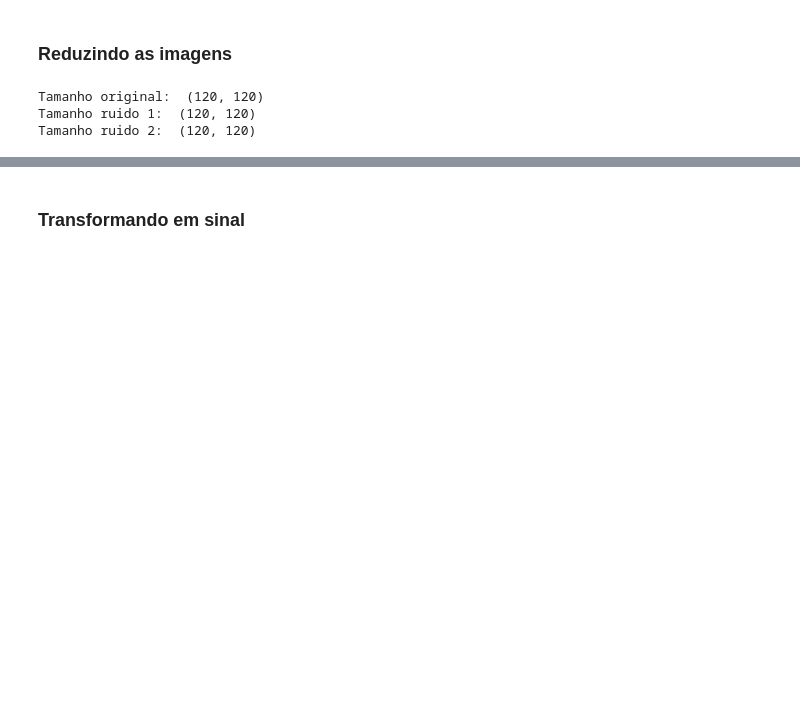
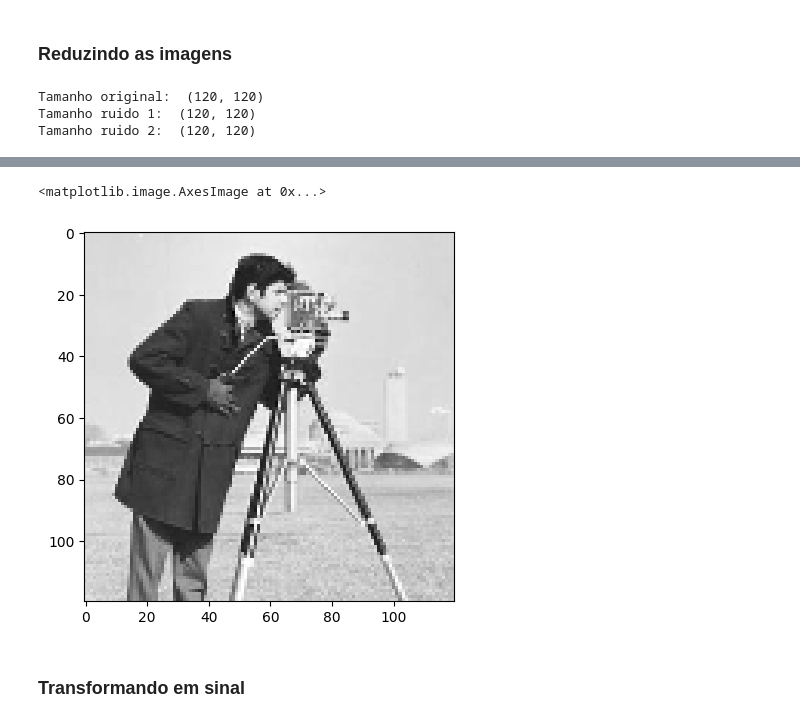
Before and after one commit to binha0/GraphFourierAnalysis, a Jupyter notebook: ProjetoFiltrosV2.ipynb, the cells around one changed output, grey strips where cells are left out. Drawn from its saved outputs; the diff is of its cells as text; code cells hidden in the pictures; blank space fills up the shorter version.

Commit message:
It works!
Finally have solved the problem with the images and they actually make some sense

```diff
--- a/ProjetoFiltrosV2.ipynb
+++ b/ProjetoFiltrosV2.ipynb
@@ -84,3 +81,8 @@ img_ruido2 =  cv2.cvtColor(img_ruido2, cv2.COLOR_BGR2GRAY)
+# %%
+plt.imshow(img_original, cmap='gray')
+# %% [output]
+<matplotlib.image.AxesImage at 0x...>
+[figure, added]
 # %%
 plt.imsave('cameraman_original_reduzido.png',Image.fromarray(img_original,'L'),cmap='gray')
 # %% [markdown]
```
Also changed, not shown: parts of 21 cells of this notebook, 24 other files.
